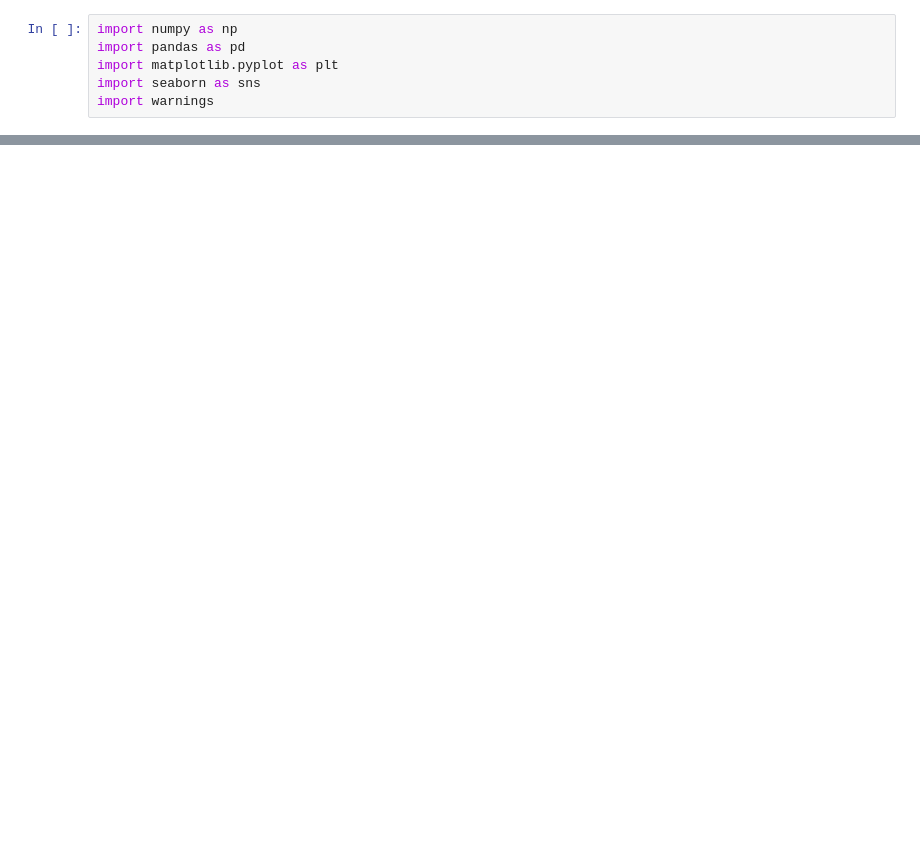
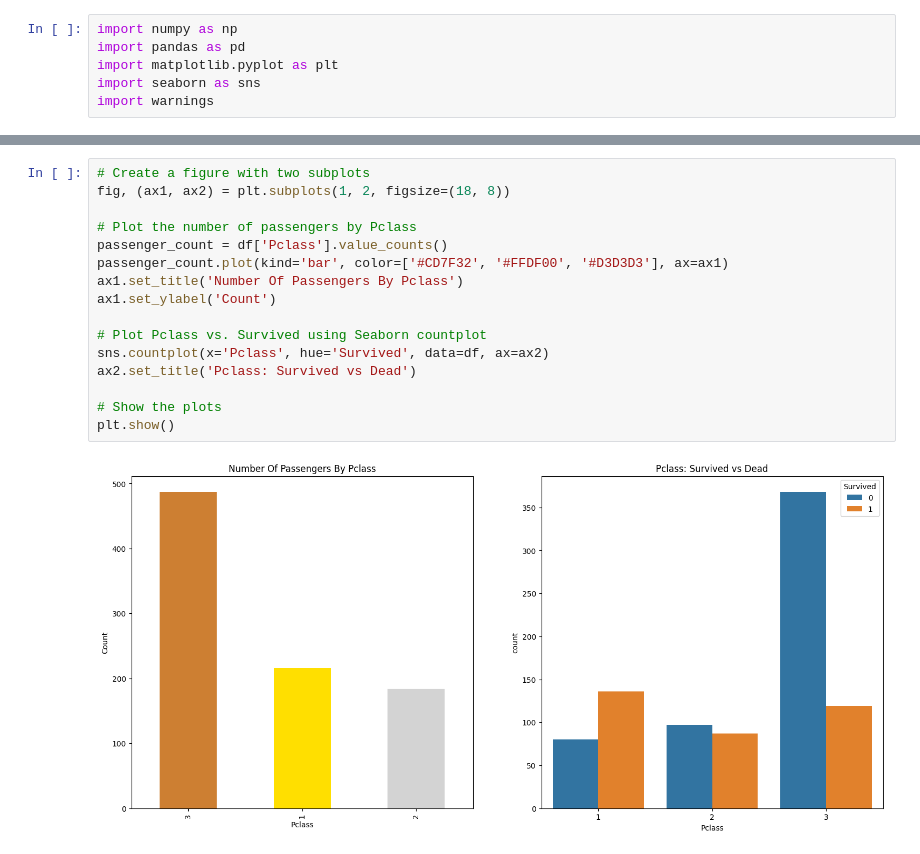
Before and after one commit to astronaut505/IcebergDodgers, a Jupyter notebook: titanic(2).ipynb, the cells around one changed output, grey strips where cells are left out. Cells and saved outputs as stored; diff of their text form; blank space fills up the shorter version.

```diff
--- a/titanic(2).ipynb
+++ b/titanic(2).ipynb
@@ -11,0 +66,18 @@ FileNotFoundError: [Errno 2] No such file or directory: 'data/titanic.csv'
+# %%
+# Create a figure with two subplots
+fig, (ax1, ax2) = plt.subplots(1, 2, figsize=(18, 8))
+
+# Plot the number of passengers by Pclass
+passenger_count = df['Pclass'].value_counts()
+passenger_count.plot(kind='bar', color=['#CD7F32', '#FFDF00', '#D3D3D3'], ax=ax1)
+ax1.set_title('Number Of Passengers By Pclass')
+ax1.set_ylabel('Count')
+
+# Plot Pclass vs. Survived using Seaborn countplot
+sns.countplot(x='Pclass', hue='Survived', data=df, ax=ax2)
+ax2.set_title('Pclass: Survived vs Dead')
+
+# Show the plots
+plt.show()
+# %% [output]
+[figure, added]
```
Also changed, not shown: parts of 24 cells of this notebook.
